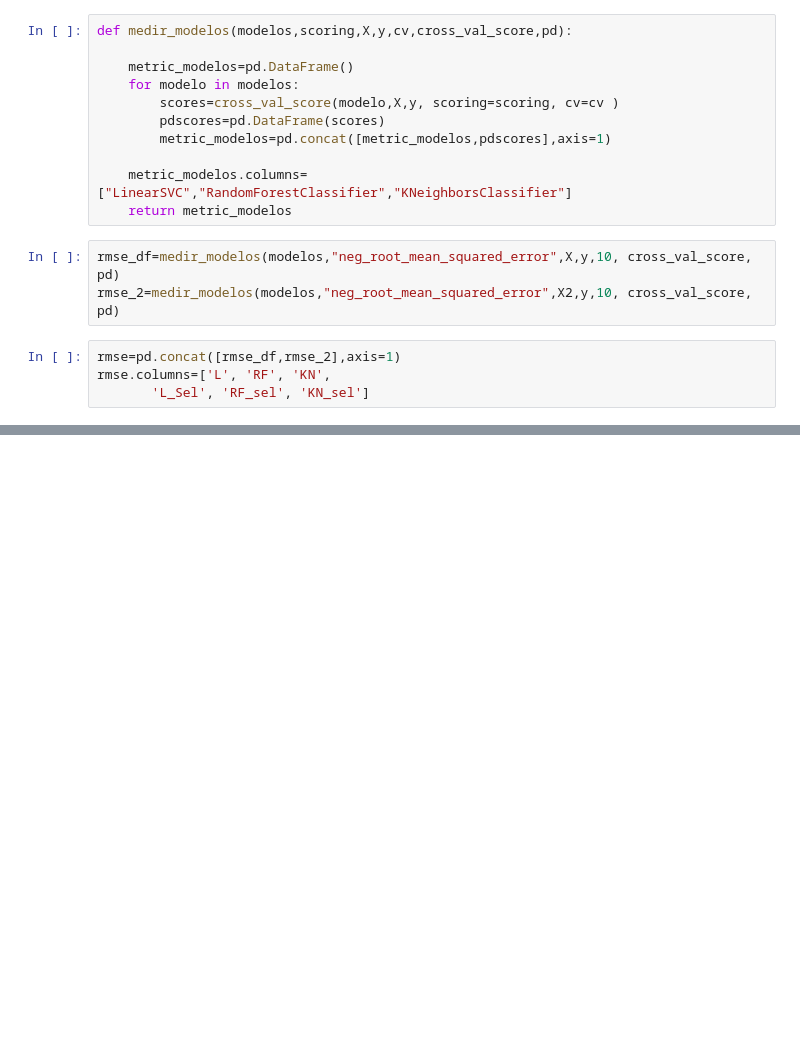
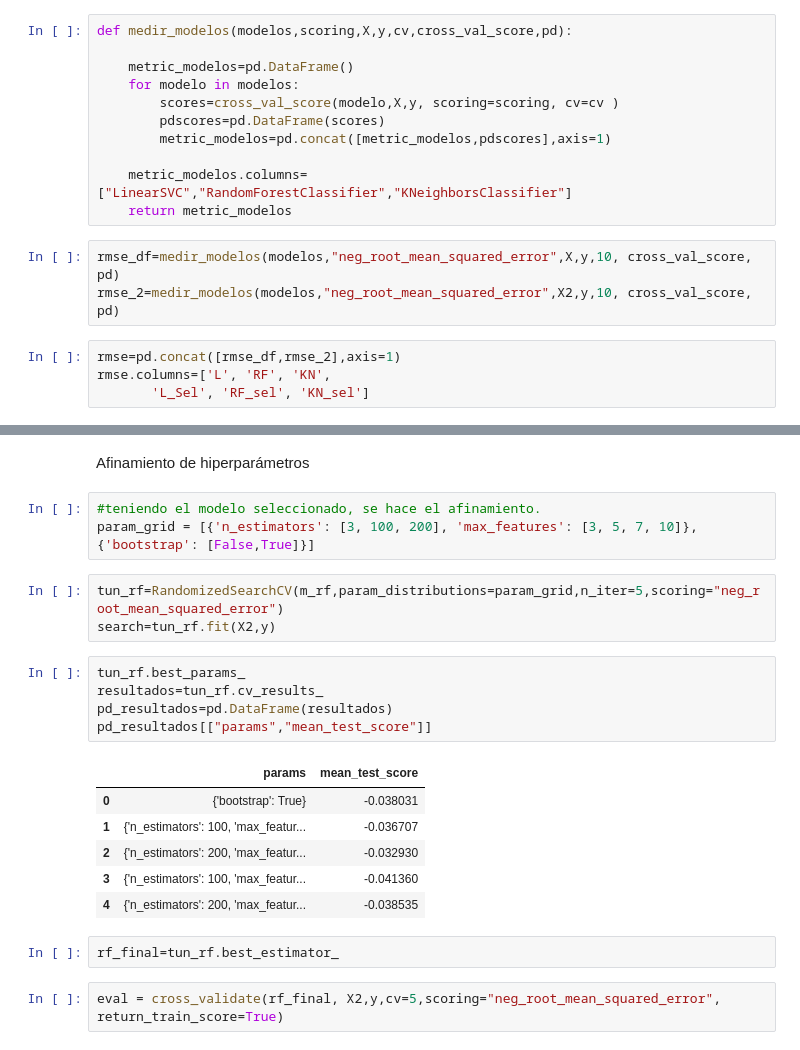
Before and after one commit to anaperez10/Analiticalll, a Jupyter notebook: RRHH.ipynb, the cells around one changed output, grey strips where cells are left out. Drawn from its saved outputs; the diff is of its cells as text; blank space fills up the shorter version.

```diff
--- a/RRHH.ipynb
+++ b/RRHH.ipynb
@@ -834,0 +844,25 @@ rmse.plot(kind='box')
+# %% [markdown]
+Afinamiento de hiperparámetros
+# %%
+#teniendo el modelo seleccionado, se hace el afinamiento.
+param_grid = [{'n_estimators': [3, 100, 200], 'max_features': [3, 5, 7, 10]},
+{'bootstrap': [False,True]}]
+# %%
+tun_rf=RandomizedSearchCV(m_rf,param_distributions=param_grid,n_iter=5,scoring="neg_root_mean_squared_error")
+search=tun_rf.fit(X2,y)
+# %%
+tun_rf.best_params_
+resultados=tun_rf.cv_results_
+pd_resultados=pd.DataFrame(resultados)
+pd_resultados[["params","mean_test_score"]]
+# %% [output]
+|  | params | mean_test_score |
+| 0 | {'bootstrap': True} | -0.038031 |
+| 1 | {'n_estimators': 100, 'max_featur... | -0.036707 |
+| 2 | {'n_estimators': 200, 'max_featur... | -0.032930 |
+| 3 | {'n_estimators': 100, 'max_featur... | -0.041360 |
+| 4 | {'n_estimators': 200, 'max_featur... | -0.038535 |
+# %%
+rf_final=tun_rf.best_estimator_
+# %%
+eval = cross_validate(rf_final, X2,y,cv=5,scoring="neg_root_mean_squared_error", return_train_score=True)
```
Also changed, not shown: parts of 6 cells of this notebook.
